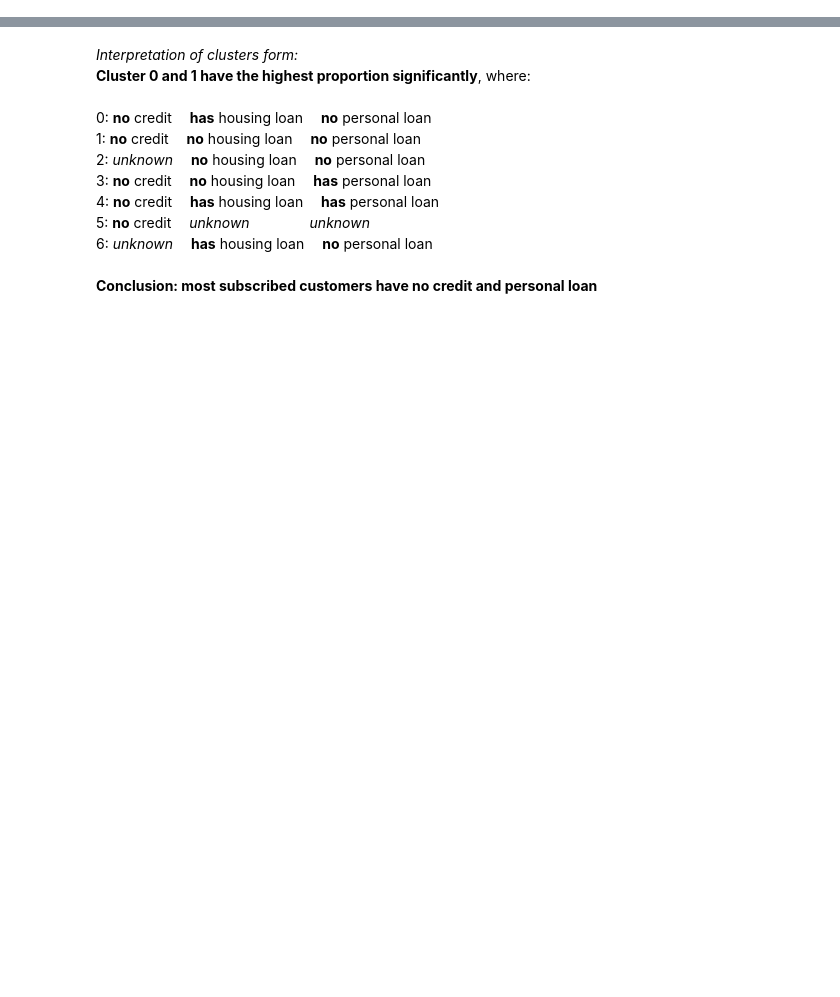
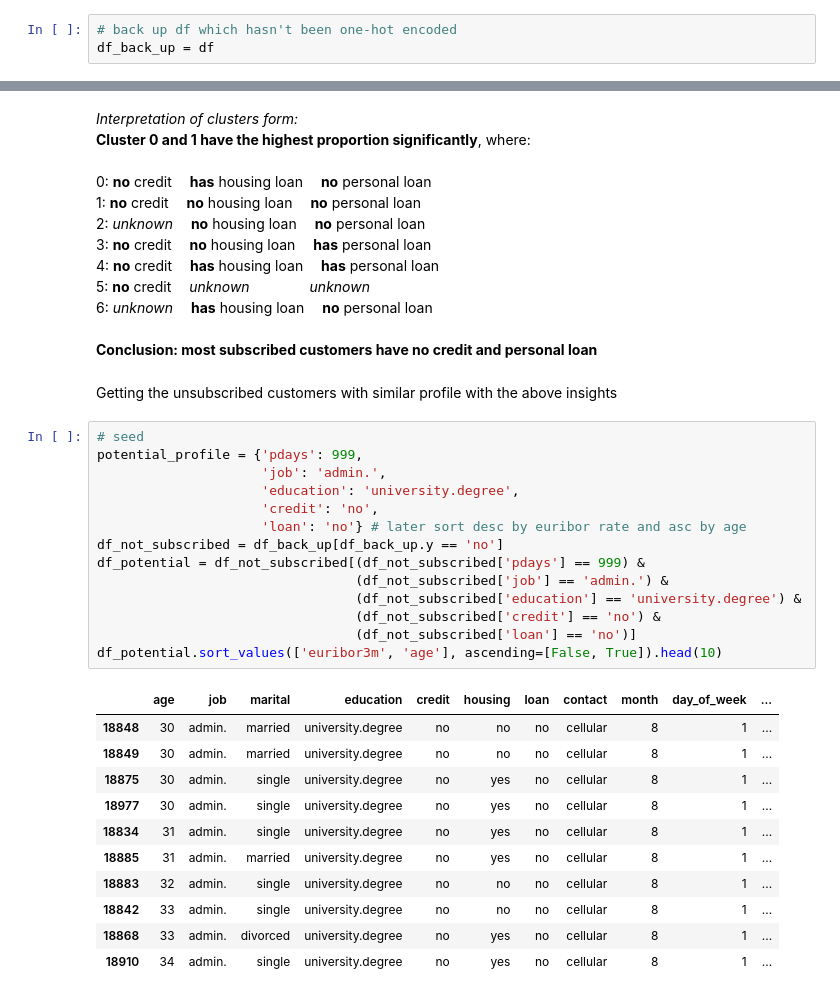
Before and after one commit to llh139/Data-Analytics-Portfolio, a Jupyter notebook: Bank Marketing Campaign Analysis/Bank Marketing Campaign Analysis.ipynb, the cells around one changed output, grey strips where cells are left out. Saved outputs shown, nothing was run; the diff lists cells and outputs as text; blank space fills up the shorter version.

```diff
--- a/Bank Marketing Campaign Analysis/Bank Marketing Campaign Analysis.ipynb
+++ b/Bank Marketing Campaign Analysis/Bank Marketing Campaign Analysis.ipynb
@@ -117,6 +117,9 @@ print(categorical_features)
 # %% [output]
 ['age', 'month', 'day_of_week', 'campaign', 'pdays', 'previous', 'emp.var.rate', 'cons.price.idx', 'cons.conf.idx', 'euribor3m', 'nr.employed']
 ['job', 'marital', 'education', 'credit', 'housing', 'loan', 'contact', 'poutcome']
+# %%
+# back up df which hasn't been one-hot encoded
+df_back_up = df
 # %% [markdown]
 One-hot encode categorical features
 # %%
@@ -398,3 +345,31 @@ __Cluster 0 and 1 have the highest proportion significantly__, where:<br>
 <br> 5: __no__ credit   &ensp;&ensp;_unknown_               &ensp;&ensp;&ensp;&ensp;&ensp;&ensp;&ensp;&ensp;_unknown_
 <br> 6: _unknown_       &ensp;&ensp;__has__ housing loan    &ensp;&ensp;__no__ personal loan
 <br><br>__Conclusion: most subscribed customers have no credit and personal loan__
+# %% [markdown]
+Getting the unsubscribed customers with similar profile with the above insights
+# %%
+# seed
+potential_profile = {'pdays': 999,
+                     'job': 'admin.',
+                     'education': 'university.degree',
+                     'credit': 'no',
+                     'loan': 'no'} # later sort desc by euribor rate and asc by age
+df_not_subscribed = df_back_up[df_back_up.y == 'no']
+df_potential = df_not_subscribed[(df_not_subscribed['pdays'] == 999) &
+                                 (df_not_subscribed['job'] == 'admin.') &
+                                 (df_not_subscribed['education'] == 'university.degree') &
+                                 (df_not_subscribed['credit'] == 'no') &
+                                 (df_not_subscribed['loan'] == 'no')]
+df_potential.sort_values(['euribor3m', 'age'], ascending=[False, True]).head(10)
+# %% [output]
+|  | age | job | marital | education | credit | housing | loan | contact | month | day_of_week | ... |
+| 18848 | 30 | admin. | married | university.degree | no | no | no | cellular | 8 | 1 | ... |
+| 18849 | 30 | admin. | married | university.degree | no | no | no | cellular | 8 | 1 | ... |
+| 18875 | 30 | admin. | single | university.degree | no | yes | no | cellular | 8 | 1 | ... |
+| 18977 | 30 | admin. | single | university.degree | no | yes | no | cellular | 8 | 1 | ... |
+| 18834 | 31 | admin. | single | university.degree | no | yes | no | cellular | 8 | 1 | ... |
+| 18885 | 31 | admin. | married | university.degree | no | yes | no | cellular | 8 | 1 | ... |
+| 18883 | 32 | admin. | single | university.degree | no | no | no | cellular | 8 | 1 | ... |
+| 18842 | 33 | admin. | single | university.degree | no | no | no | cellular | 8 | 1 | ... |
+| 18868 | 33 | admin. | divorced | university.degree | no | yes | no | cellular | 8 | 1 | ... |
+| 18910 | 34 | admin. | single | university.degree | no | yes | no | cellular | 8 | 1 | ... |
```
Also changed, not shown: parts of 10 cells of this notebook.
